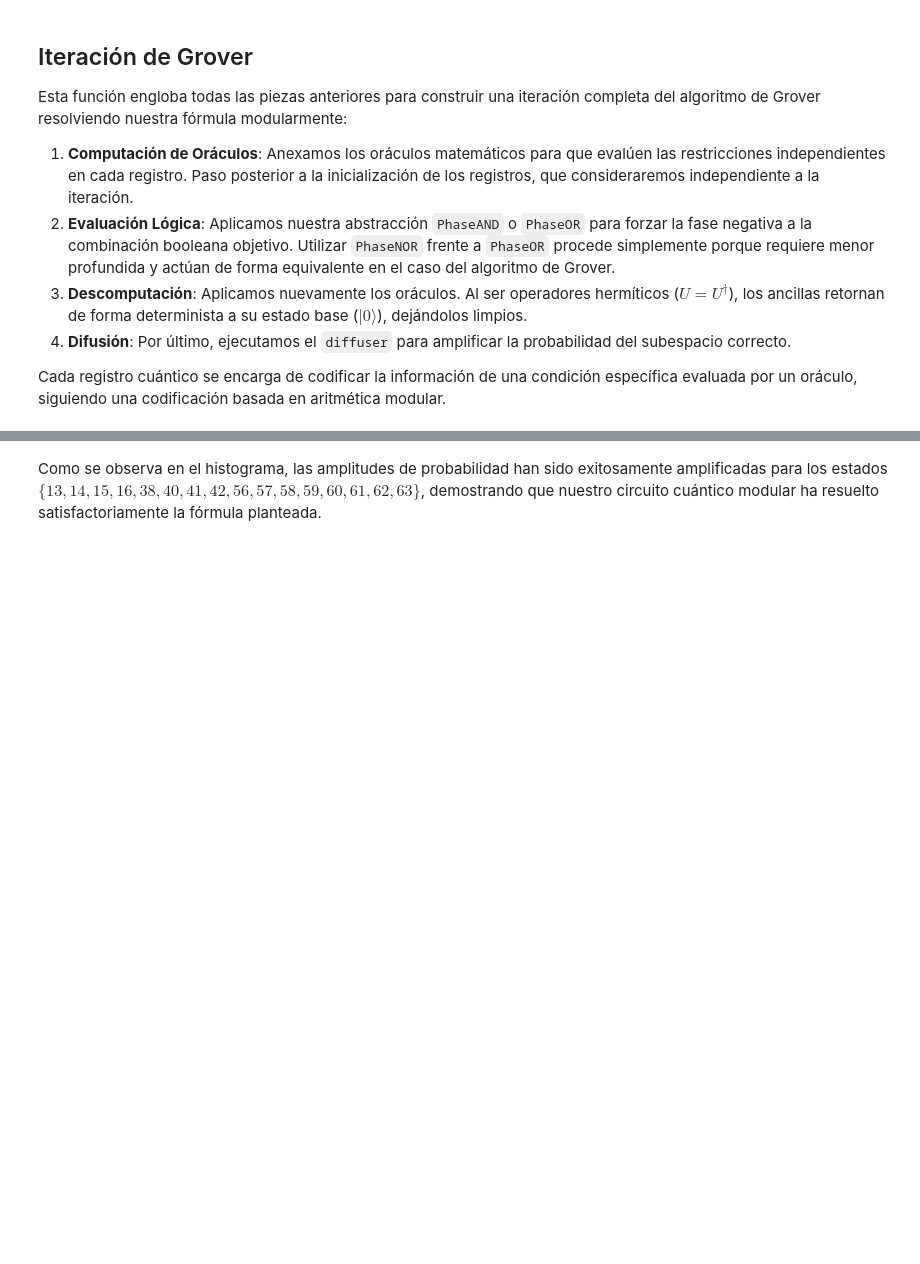
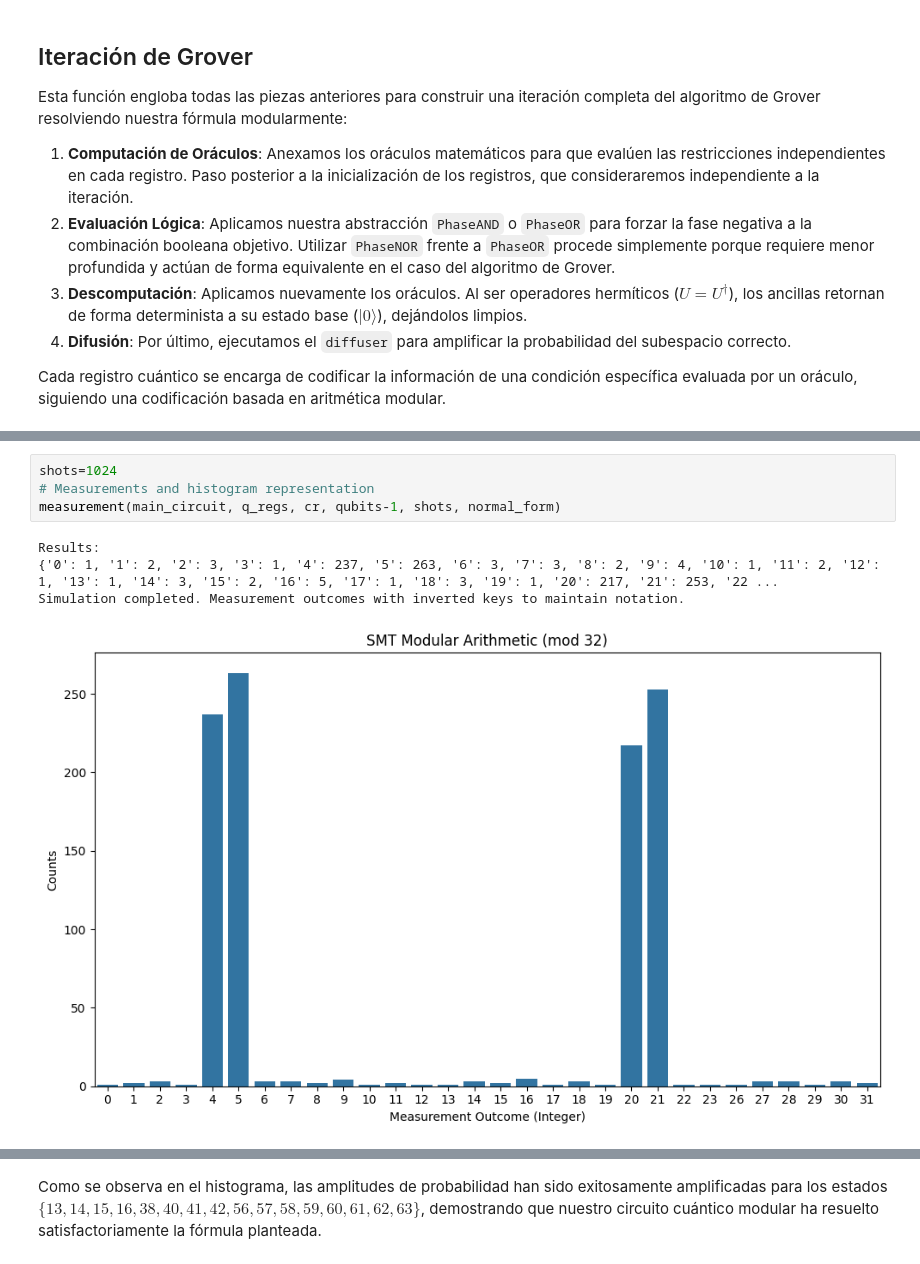
Before and after one commit to davidchs/programando-abstraccion-cuantica, a Jupyter notebook: notebooks/quantum-SMT-solver.ipynb, the cells around one changed output, grey strips where cells are left out. Drawn from its saved outputs; the diff is of its cells as text; blank space fills up the shorter version.

```diff
--- a/notebooks/quantum-SMT-solver.ipynb
+++ b/notebooks/quantum-SMT-solver.ipynb
@@ -94,0 +215,9 @@ $$F = [(x > 12) \land (x < 17)] \lor (x = 38) \lor [(x > 39) \land (x < 43)] \lo
+# %%
+shots=1024
+# Measurements and histogram representation
+measurement(main_circuit, q_regs, cr, qubits-1, shots, normal_form)
+# %% [output]
+Results:
+{'0': 1, '1': 2, '2': 3, '3': 1, '4': 237, '5': 263, '6': 3, '7': 3, '8': 2, '9': 4, '10': 1, '11': 2, '12': 1, '13': 1, '14': 3, '15': 2, '16': 5, '17': 1, '18': 3, '19': 1, '20': 217, '21': 253, '22 ...
+Simulation completed. Measurement outcomes with inverted keys to maintain notation.
+[figure, added]
```
Also changed, not shown: parts of 15 cells of this notebook.
